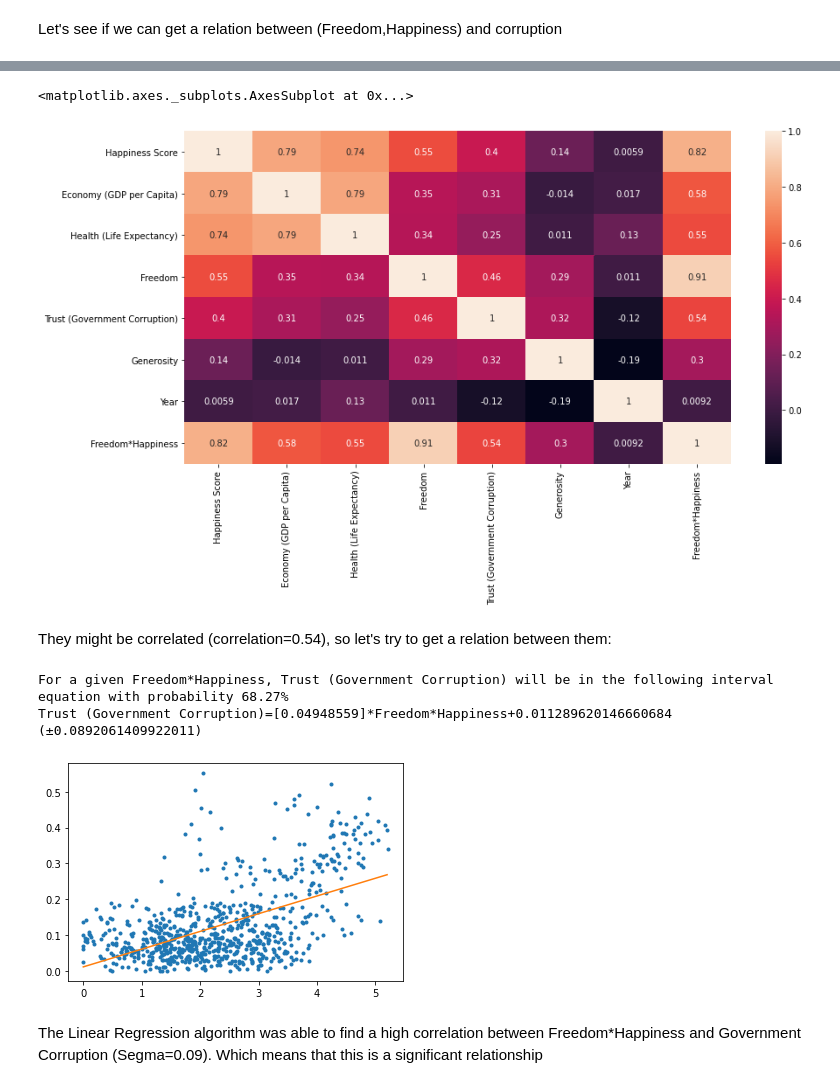
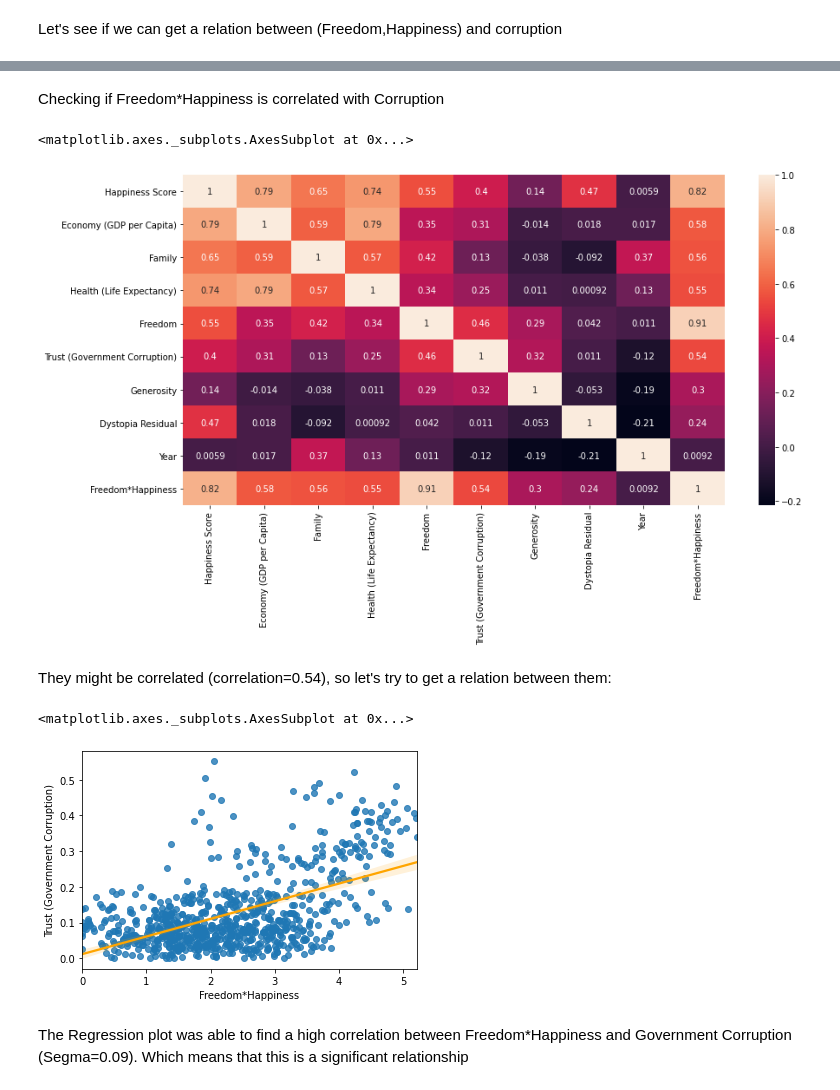
Before and after one commit to Ahmed-Mamdouh99/Data-Engineering-Project, a Jupyter notebook: World_Happiness_Report.ipynb, the cells around one changed output, grey strips where cells are left out. Saved outputs shown, nothing was run; the diff lists cells and outputs as text; code cells hidden in the pictures.

```diff
--- a/World_Happiness_Report.ipynb
+++ b/World_Happiness_Report.ipynb
@@ -132,3 +108,5 @@ allYearsNew.head()
 | 2 | Albania | 4.586 | 0.916 | 0.817 | 0.790 | ... |
 | 3 | Albania | 4.719 | 0.947 | 0.848 | 0.874 | ... |
 | 4 | Algeria | 5.295 | 0.979 | 1.154 | 0.687 | ... |
+# %%
+allYearsNew['Dystopia Residual'] = allYearsNew['Score'] - allYearsNew['GDP per capita'] - allYearsNew['Social support'] - allYearsNew['Healthy life expectancy'] - allYearsNew['Freedom to make life choices'] - allYearsNew['Generosity'] - allYearsNew['Perceptions of corruption']
@@ -135,4 +115,3 @@ allYearsNew.head()
 # %%
-allYearsOldAdjusted = allYearsOld.drop(['Region', 'Family', 'Dystopia Residual'], axis=1)
-allYearsNewAdjusted = allYearsNew.rename(columns={'Country or region': 'Country', 'Score': 'Happiness Score', 'GDP per capita':'Economy (GDP per Capita)', 'Healthy life expectancy':'Health (Life Expectancy)', 'Freedom to make life choices':'Freedom', 'Perceptions of corruption':'Trust (Government Corruption)'})
-allYearsNewAdjusted.drop(['Social support'], axis=1, inplace=True)
+allYearsOldAdjusted = allYearsOld.drop(['Region'], axis=1)
+allYearsNewAdjusted = allYearsNew.rename(columns={'Country or region': 'Country', 'Score': 'Happiness Score', 'GDP per capita':'Economy (GDP per Capita)', 'Healthy life expectancy':'Health (Life Expectancy)', 'Freedom to make life choices':'Freedom', 'Perceptions of corruption':'Trust (Government Corruption)', 'Social support':'Family'})
@@ -327,0 +221,3 @@ allYearsCombinedCorruption.head()
+# %%
+allYearsCombined['Freedom*Happiness']=allYearsCombined['Freedom']*allYearsCombined['Happiness Score']
+allYearsCombined.head()
@@ -328,17 +231,17 @@ allYearsCombinedCorruption.head()
+# %% [markdown]
+Checking if Freedom*Happiness is correlated with Corruption
 # %%
-# Checking if Freedom*Happiness is correlated with Corruption
 plt.figure(figsize=(14,7))
-sn.heatmap(allYearsCombinedCorruption.corr(), annot=True)
+sn.heatmap(allYearsCombined.corr(), annot=True)
 # %% [output]
 <matplotlib.axes._subplots.AxesSubplot at 0x...>
-[figure, old version]
+[figure, new version]
 # %% [markdown]
 They might be correlated (correlation=0.54), so let's try to get a relation between them:
 # %%
-expect(allYearsCombinedCorruption, 'Freedom*Happiness', 'Trust (Government Corruption)')
+sns.regplot(x=allYearsCombined['Freedom*Happiness'], y=allYearsCombined['Trust (Government Corruption)'], line_kws={"color":"orange"})
 # %% [output]
-For a given Freedom*Happiness, Trust (Government Corruption) will be in the following interval equation with probability 68.27%
-Trust (Government Corruption)=[0.04948559]*Freedom*Happiness+0.011289620146660684 (±0.0892061409922011)
+<matplotlib.axes._subplots.AxesSubplot at 0x...>
-[figure, old version]
+[figure, new version]
 # %% [markdown]
-The Linear Regression algorithm was able to find a high correlation between Freedom*Happiness and Government Corruption (Segma=0.09). Which means that this is a significant relationship
+The Regression plot was able to find a high correlation between Freedom*Happiness and Government Corruption (Segma=0.09). Which means that this is a significant relationship
```
Also changed, not shown: parts of 28 cells of this notebook.
